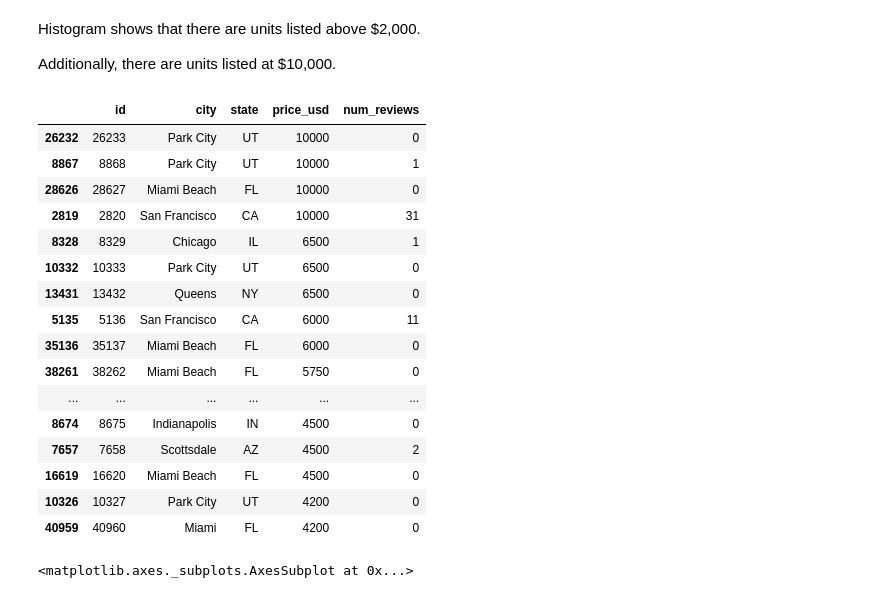
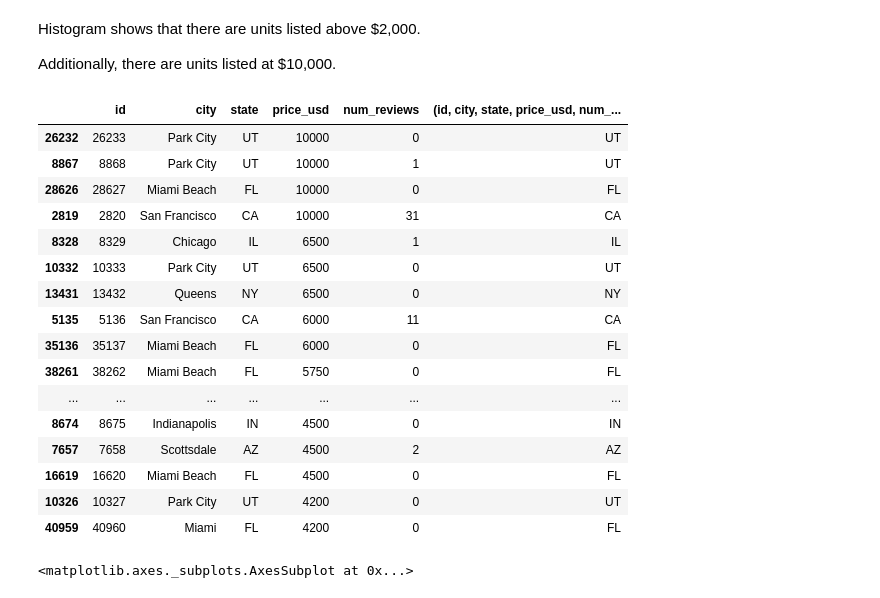
Before and after one commit to jaimiles23/Priceonomics_Data_Puzzle, a Jupyter notebook: puzzle_solution.ipynb, the cells around one changed output. Saved outputs shown, nothing was run; the diff lists cells and outputs as text; code cells hidden in the pictures.

Commit message:
updated to use piping for data cleaning steps

```diff
--- a/puzzle_solution.ipynb
+++ b/puzzle_solution.ipynb
@@ -94,0 +82,38 @@ df.head()
+# %%
+##########
+# Define cleaning functions
+##########
+
+def clean_city_col(df: object) -> object:
+    """Cleans column of city names to title case & strips white space."""
+    col_name = 'city'
+    if col_name not in df.columns:
+        print(f"{col_name} not found in column names:\n", df.columns)
+        return df
+
+    df[col_name] = df.loc[:, col_name].str.title().str.strip()
+    return df
+
+
+def clean_state_col(df: object) -> object:
+    """Cleans column of states abbrev: upper case & strips white space."""
+    col_name = 'state'
+    if col_name not in df.columns:
+        print(f"{col_name} not found in column names:\n", df.columns)
+        return df
+
+    df[col_names] = df.loc[:, col_name].str.upper().str.strip()
+    return df
+
+
+##########
+# Pipe functions
+##########
+
+df = (
+    df
+    .pipe(clean_city_col)
+    .pipe(clean_state_col)
+)
+
+df.head()
@@ -202,28 +236,30 @@ Histogram shows that there are units listed above $2,000.
 Additionally, there are units listed at $10,000.
 # %%
 ## Filter rows > 4000
-expensive_cities = df[df['price_usd'] > 4000] \
+expensive_cities = (
+    df[df['price_usd'] > 4000]
     .sort_values('price_usd', ascending = False)
+)
 
 expensive_cities
 # %% [output]
-|  | id | city | state | price_usd | num_reviews |
-| 26232 | 26233 | Park City | UT | 10000 | 0 |
-| 8867 | 8868 | Park City | UT | 10000 | 1 |
-| 28626 | 28627 | Miami Beach | FL | 10000 | 0 |
-| 2819 | 2820 | San Francisco | CA | 10000 | 31 |
-| 8328 | 8329 | Chicago | IL | 6500 | 1 |
-| 10332 | 10333 | Park City | UT | 6500 | 0 |
-| 13431 | 13432 | Queens | NY | 6500 | 0 |
-| 5135 | 5136 | San Francisco | CA | 6000 | 11 |
-| 35136 | 35137 | Miami Beach | FL | 6000 | 0 |
-| 38261 | 38262 | Miami Beach | FL | 5750 | 0 |
-| ... | ... | ... | ... | ... | ... |
-| 8674 | 8675 | Indianapolis | IN | 4500 | 0 |
-| 7657 | 7658 | Scottsdale | AZ | 4500 | 2 |
-| 16619 | 16620 | Miami Beach | FL | 4500 | 0 |
-| 10326 | 10327 | Park City | UT | 4200 | 0 |
-| 40959 | 40960 | Miami | FL | 4200 | 0 |
+|  | id | city | state | price_usd | num_reviews | (id, city, state, price_usd, num_... |
+| 26232 | 26233 | Park City | UT | 10000 | 0 | UT |
+| 8867 | 8868 | Park City | UT | 10000 | 1 | UT |
+| 28626 | 28627 | Miami Beach | FL | 10000 | 0 | FL |
+| 2819 | 2820 | San Francisco | CA | 10000 | 31 | CA |
+| 8328 | 8329 | Chicago | IL | 6500 | 1 | IL |
+| 10332 | 10333 | Park City | UT | 6500 | 0 | UT |
+| 13431 | 13432 | Queens | NY | 6500 | 0 | NY |
+| 5135 | 5136 | San Francisco | CA | 6000 | 11 | CA |
+| 35136 | 35137 | Miami Beach | FL | 6000 | 0 | FL |
+| 38261 | 38262 | Miami Beach | FL | 5750 | 0 | FL |
+| ... | ... | ... | ... | ... | ... | ... |
+| 8674 | 8675 | Indianapolis | IN | 4500 | 0 | IN |
+| 7657 | 7658 | Scottsdale | AZ | 4500 | 2 | AZ |
+| 16619 | 16620 | Miami Beach | FL | 4500 | 0 | FL |
+| 10326 | 10327 | Park City | UT | 4200 | 0 | UT |
+| 40959 | 40960 | Miami | FL | 4200 | 0 | FL |
 # %%
 ## See few reviews for expensive_cities
 ## Scatterplot to view relationship between price_usd & num_reviews
```
Also changed, not shown: parts of 5 cells of this notebook.
